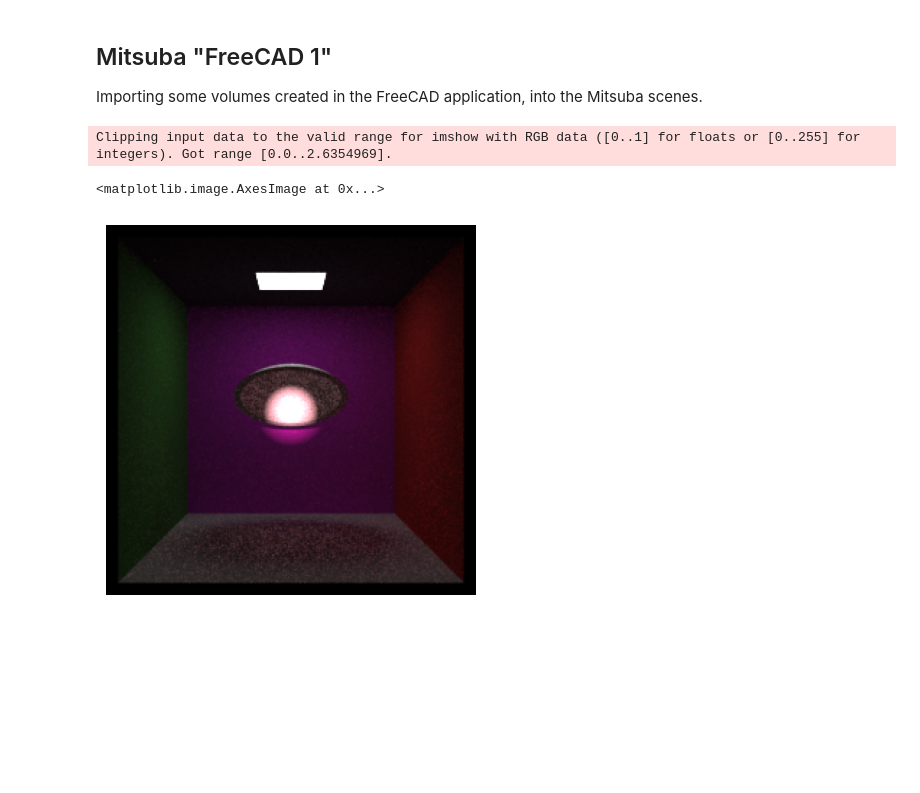
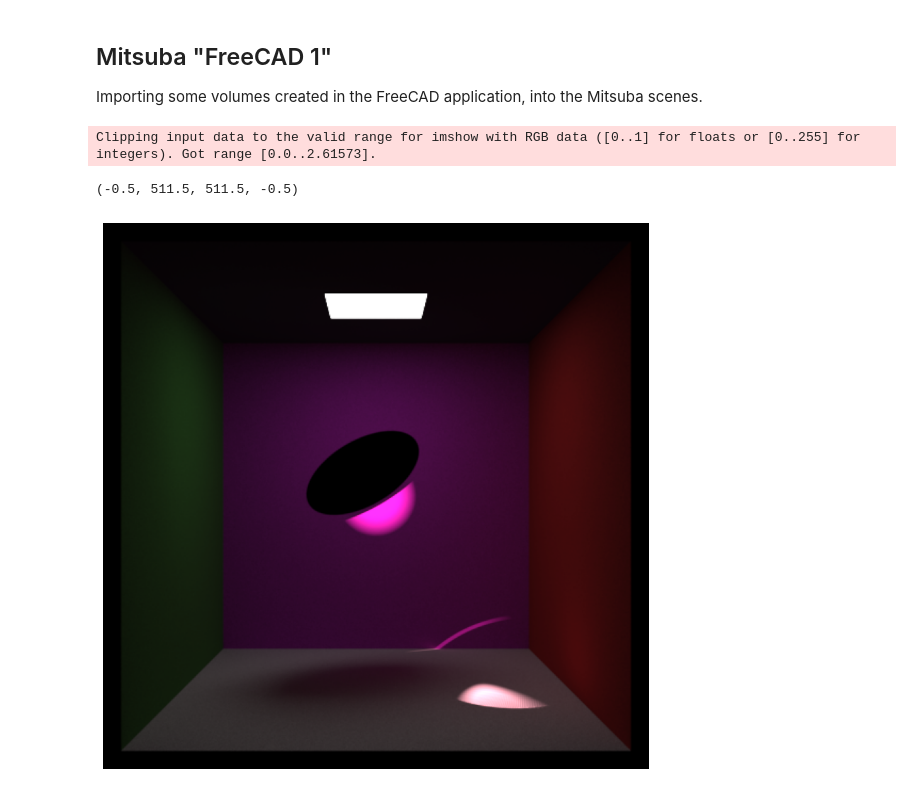
Before and after one commit to BNLNPPS/esi-mitsuba-sandbox, a Jupyter notebook: notebooks/mitsuba_freecad_1.ipynb, the cells around one changed output. Drawn from its saved outputs; the diff is of its cells as text; code cells hidden in the pictures; blank space fills up the shorter version.

```diff
--- a/notebooks/mitsuba_freecad_1.ipynb
+++ b/notebooks/mitsuba_freecad_1.ipynb
@@ -6,13 +6,15 @@ Importing some volumes created in the FreeCAD application, into the Mitsuba scen
 import mitsuba              as mi
 import matplotlib.pyplot    as plt
 mi.variants() # mi.set_variant("llvm_ad_rgb") # mi.set_variant("scalar_rgb") # mi.set_variant("cuda_ad_rgb")
-mi.set_variant("llvm_ad_rgb")
+mi.set_variant("cuda_ad_rgb")
 # %%
 scene   = mi.load_file("../scenes/freecadbox.xml")
-img1    = mi.render(scene, spp=128)
+img1    = mi.render(scene, spp=512)
+
+plt.figure(figsize=(10,10))
+plt.imshow(img1 ** (1.0 / 1.7))
 plt.axis("off")
-plt.imshow(img1 ** (1.0 / 1.7))
 # %% [output]
-Clipping input data to the valid range for imshow with RGB data ([0..1] for floats or [0..255] for integers). Got range [0.0..2.6354969].
+Clipping input data to the valid range for imshow with RGB data ([0..1] for floats or [0..255] for integers). Got range [0.0..2.61573].
-<matplotlib.image.AxesImage at 0x...>
+(-0.5, 511.5, 511.5, -0.5)
-[figure, old version]
+[figure, new version]
```
Also changed, not shown: 4 other files.
